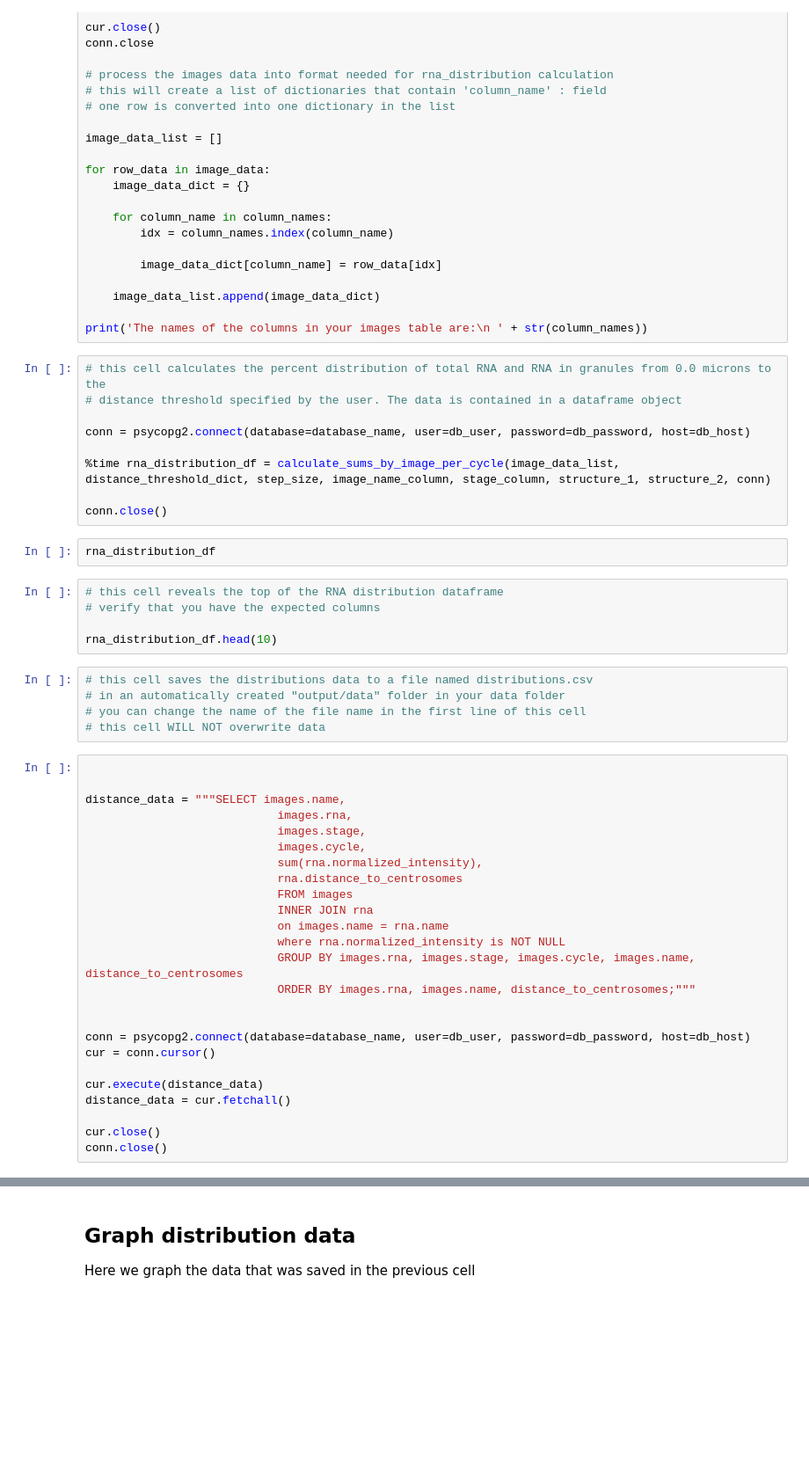
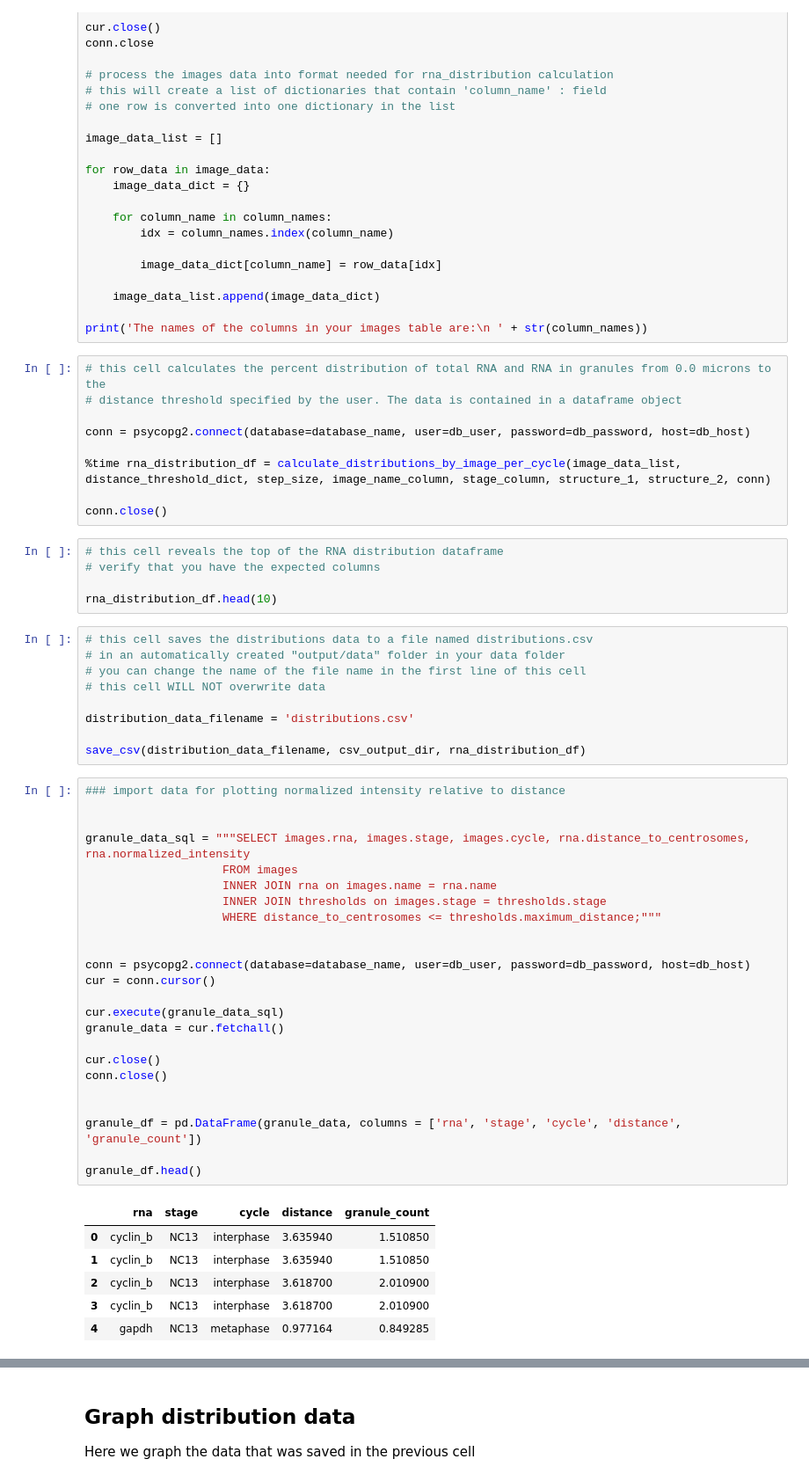
Before and after one commit to pearlryder/rna-at-centrosomes, a Jupyter notebook: pipeline/resubmission-embryo-pipeline.ipynb, the cells around one changed output, grey strips where cells are left out. Shown: that part at 88% size. Cells and saved outputs as stored; diff of their text form; blank space fills up the shorter version.

```diff
--- a/pipeline/resubmission-embryo-pipeline.ipynb
+++ b/pipeline/resubmission-embryo-pipeline.ipynb
@@ -115,11 +455,9 @@ print('The names of the columns in your images table are:\n ' + str(column_names
 
 conn = psycopg2.connect(database=database_name, user=db_user, password=db_password, host=db_host)
 
-%time rna_distribution_df = calculate_sums_by_image_per_cycle(image_data_list, distance_threshold_dict, step_size, image_name_column, stage_column, structure_1, structure_2, conn)
+%time rna_distribution_df = calculate_distributions_by_image_per_cycle(image_data_list, distance_threshold_dict, step_size, image_name_column, stage_column, structure_1, structure_2, conn)
 
 conn.close()
-# %%
-rna_distribution_df
 # %%
 # this cell reveals the top of the RNA distribution dataframe
 # verify that you have the expected columns
@@ -130,28 +468,38 @@ rna_distribution_df.head(10)
 # in an automatically created "output/data" folder in your data folder
 # you can change the name of the file name in the first line of this cell
 # this cell WILL NOT overwrite data
+
+distribution_data_filename = 'distributions.csv'
+
+save_csv(distribution_data_filename, csv_output_dir, rna_distribution_df)
 # %%
+### import data for plotting normalized intensity relative to distance
 
 
-distance_data = """SELECT images.name,
-                            images.rna,
-                            images.stage,
-                            images.cycle,
-                            sum(rna.normalized_intensity),
-                            rna.distance_to_centrosomes
-                            FROM images
-                            INNER JOIN rna
-                            on images.name = rna.name
-                            where rna.normalized_intensity is NOT NULL
-                            GROUP BY images.rna, images.stage, images.cycle, images.name, distance_to_centrosomes
-                            ORDER BY images.rna, images.name, distance_to_centrosomes;"""
+granule_data_sql = """SELECT images.rna, images.stage, images.cycle, rna.distance_to_centrosomes, rna.normalized_intensity
+                    FROM images
+                    INNER JOIN rna on images.name = rna.name
+                    INNER JOIN thresholds on images.stage = thresholds.stage
+                    WHERE distance_to_centrosomes <= thresholds.maximum_distance;"""
 
 
 conn = psycopg2.connect(database=database_name, user=db_user, password=db_password, host=db_host)
 cur = conn.cursor()
 
-cur.execute(distance_data)
-distance_data = cur.fetchall()
+cur.execute(granule_data_sql)
+granule_data = cur.fetchall()
 
 cur.close()
 conn.close()
+
+
+granule_df = pd.DataFrame(granule_data, columns = ['rna', 'stage', 'cycle', 'distance', 'granule_count'])
+
+granule_df.head()
+# %% [output]
+|  | rna | stage | cycle | distance | granule_count |
+| 0 | cyclin_b | NC13 | interphase | 3.635940 | 1.510850 |
+| 1 | cyclin_b | NC13 | interphase | 3.635940 | 1.510850 |
+| 2 | cyclin_b | NC13 | interphase | 3.618700 | 2.010900 |
+| 3 | cyclin_b | NC13 | interphase | 3.618700 | 2.010900 |
+| 4 | gapdh | NC13 | metaphase | 0.977164 | 0.849285 |
```
Also changed, not shown: parts of 53 cells of this notebook, 1 other file.
